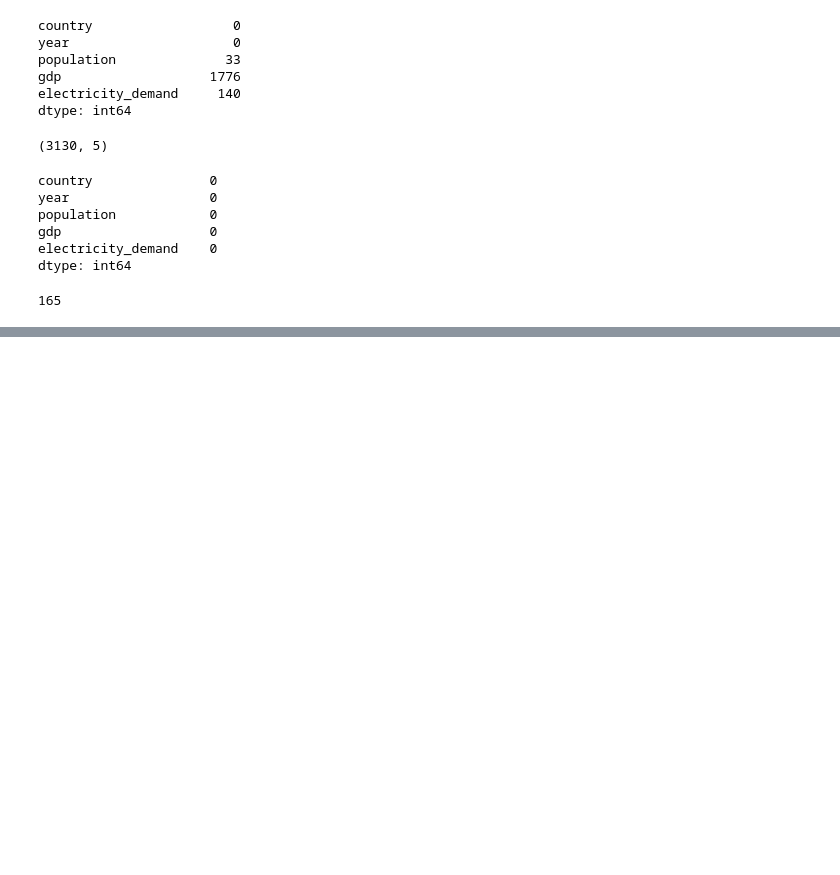
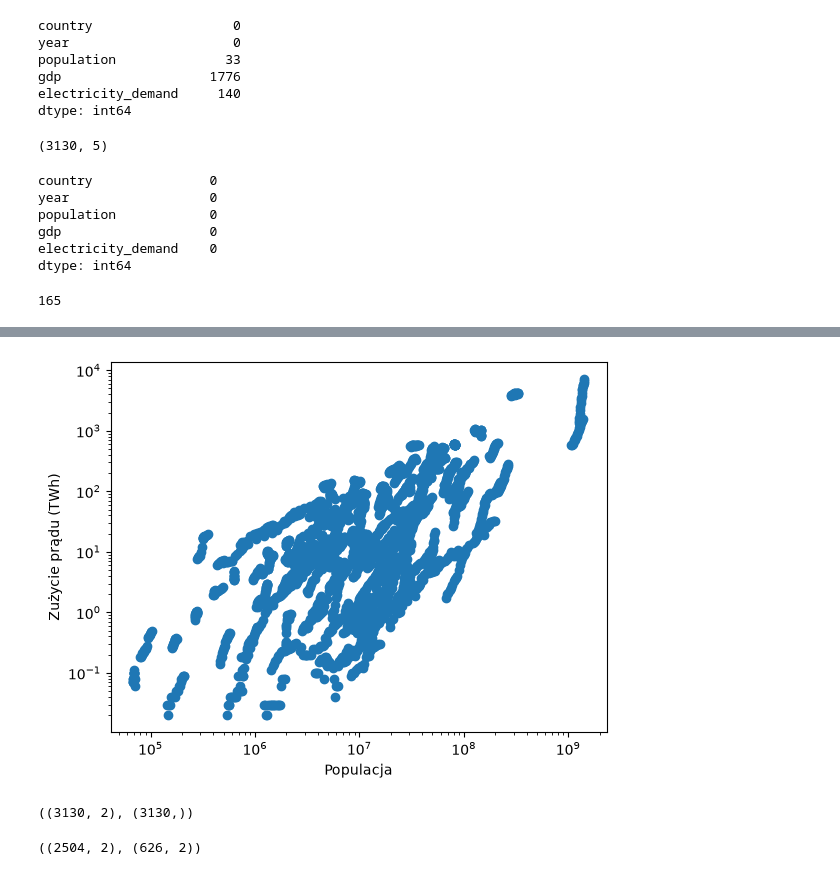
Before and after one commit to MylingCO/Pierwszy_projekt_energetyka, a Jupyter notebook: analiza.ipynb, the cells around one changed output, grey strips where cells are left out. Drawn from its saved outputs; the diff is of its cells as text; code cells hidden in the pictures; blank space fills up the shorter version.

Commit message:
Stworzenie wykresów oraz podział na trening i test

```diff
--- a/analiza.ipynb
+++ b/analiza.ipynb
@@ -118,0 +129,9 @@ kraje["country"].nunique()
+# %%
+plt.scatter(kraje["population"], kraje["electricity_demand"])
+plt.xlabel("Populacja")
+plt.ylabel("Zużycie prądu (TWh)")
+plt.xscale("log")
+plt.yscale("log")
+plt.show()
+# %% [output]
+[figure, added]
@@ -118,0 +141,11 @@ kraje["country"].nunique()
+# %%
+X.shape, y.shape
+# %% [output]
+((3130, 2), (3130,))
+# %%
+X_train, X_test, y_train, y_test = train_test_split(
+    X, y, test_size = 0.2, random_state = 42
+)
+X_train.shape, X_test.shape
+# %% [output]
+((2504, 2), (626, 2))
```
Also changed, not shown: parts of 3 cells of this notebook.
